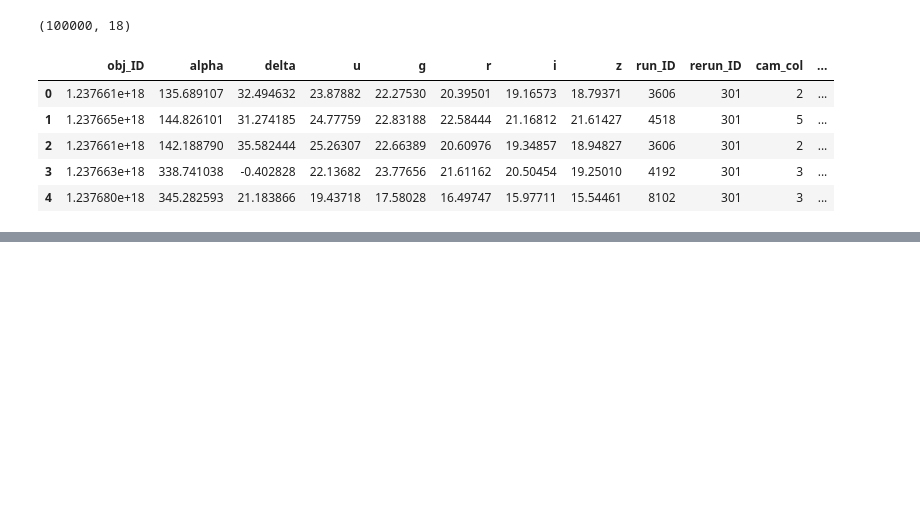
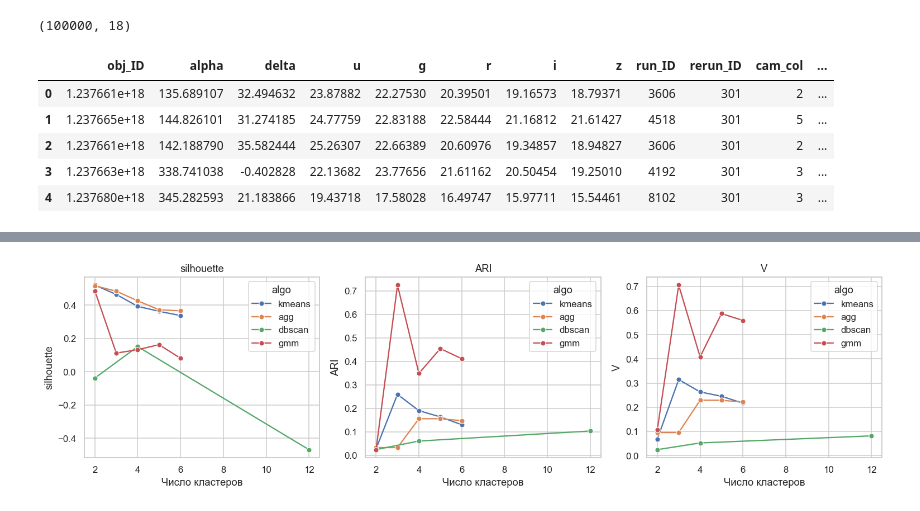
Before and after one commit to sdn2s/ML-in-mechanics, a Jupyter notebook: star_clustering.ipynb, the cells around one changed output, grey strips where cells are left out. Saved outputs shown, nothing was run; the diff lists cells and outputs as text; code cells hidden in the pictures; blank space fills up the shorter version.

```diff
--- a/star_clustering.ipynb
+++ b/star_clustering.ipynb
@@ -162,0 +251,29 @@ display(res_df.sort_values("silhouette", ascending=False).reset_index(drop=True)
+# %%
+
+# Подбор eps для DBSCAN
+subset = X_pca3_s[:5000]
+neigh = NearestNeighbors(n_neighbors=5).fit(subset)
+dists, _ = neigh.kneighbors(subset)
+k_dist = np.sort(dists[:, -1])
+
+eps_candidates = [np.percentile(k_dist, p) for p in (90, 95, 98)]
+
+rows = []
+for metric in ['euclidean', 'manhattan']:
+    for eps in eps_candidates:
+        db = DBSCAN(eps=float(eps), min_samples=10, metric=metric).fit(X_pca3_s)
+        labels = db.labels_
+        n_clusters = len(set(labels)) - (1 if -1 in labels else 0)
+        if n_clusters <= 1:
+            continue
+        rows.append({
+            "metric": metric,
+            "eps": float(eps),
+            "clusters": n_clusters,
+            "silhouette": silhouette_score(X_pca3_s, labels),
+            "ARI": adjusted_rand_score(y_sample, labels),
+            "V": v_measure_score(y_sample, labels),
+        })
+
+dbscan_results = pd.DataFrame(rows)
+dbscan_results.sort_values("silhouette", ascending=False)
@@ -162,0 +354,15 @@ display(res_df.sort_values("silhouette", ascending=False).reset_index(drop=True)
+# %%
+
+# Графики метрик
+fig, axes = plt.subplots(1, 3, figsize=(14, 4))
+
+for ax, metric in zip(axes, ["silhouette", "ARI", "V"]):
+    sns.lineplot(data=res_df.sort_values("clusters"), x="clusters", y=metric, hue="algo", marker="o", ax=ax)
+    ax.set_xlabel("Число кластеров")
+    ax.set_ylabel(metric)
+    ax.set_title(metric)
+
+plt.tight_layout()
+plt.show()
+# %% [output]
+[figure, added]
```
Also changed, not shown: parts of 32 cells of this notebook.
